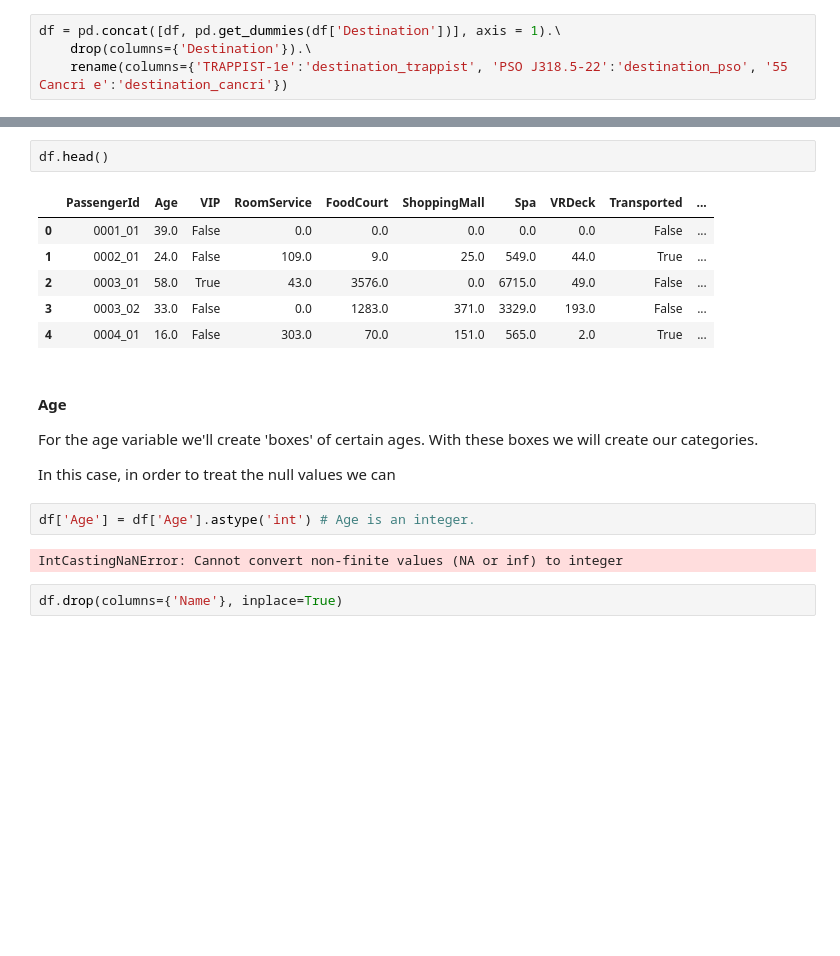
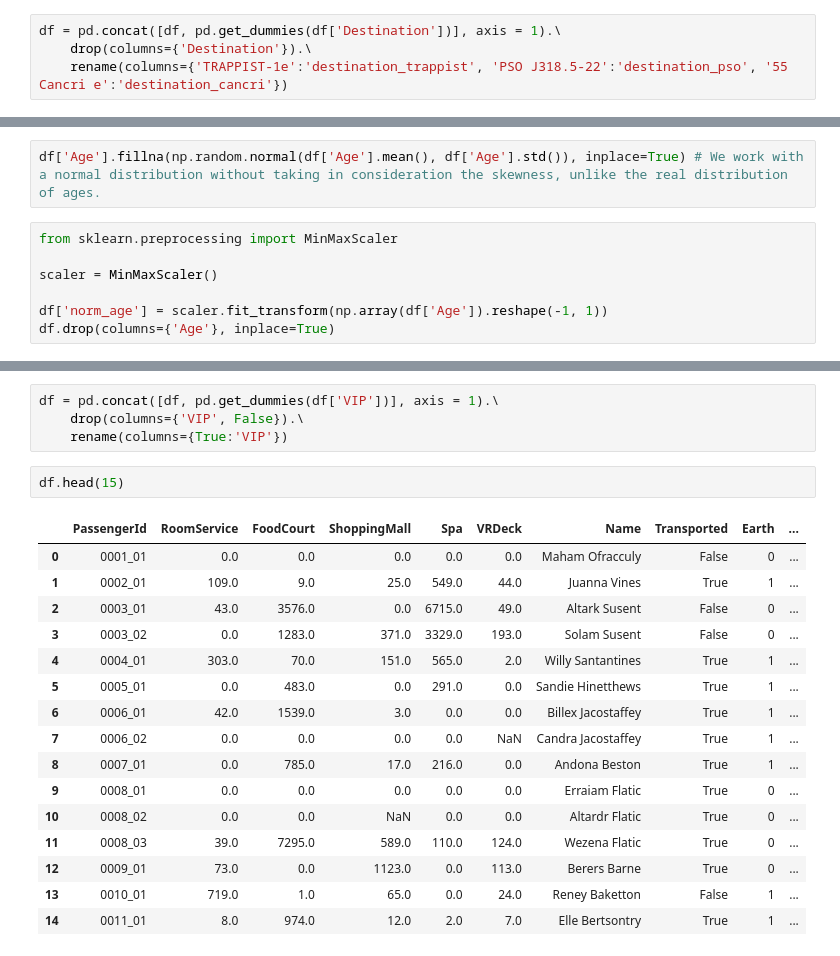
Before and after one commit to mateoricio/spaceship-titanic, a Jupyter notebook: spaceship-titanic.ipynb, the cells around one changed output, grey strips where cells are left out. Drawn from its saved outputs; the diff is of its cells as text; blank space fills up the shorter version.

Commit message:
Preprocessing almost finished. expenses left.

```diff
--- a/spaceship-titanic.ipynb
+++ b/spaceship-titanic.ipynb
@@ -166,0 +136,9 @@ df = pd.concat([df, pd.get_dummies(df['Destination'])], axis = 1).\
+# %%
+df['Age'].fillna(np.random.normal(df['Age'].mean(), df['Age'].std()), inplace=True) # We work with a normal distribution without taking in consideration the skewness, unlike the real distribution of ages.
+# %%
+from sklearn.preprocessing import MinMaxScaler
+
+scaler = MinMaxScaler()
+
+df['norm_age'] = scaler.fit_transform(np.array(df['Age']).reshape(-1, 1))
+df.drop(columns={'Age'}, inplace=True)
@@ -167,21 +154,23 @@ df = pd.concat([df, pd.get_dummies(df['Destination'])], axis = 1).\
+# %%
+df = pd.concat([df, pd.get_dummies(df['VIP'])], axis = 1).\
+    drop(columns={'VIP', False}).\
+    rename(columns={True:'VIP'})
 # %%
-df.head()
+df.head(15)
 # %% [output]
-|  | PassengerId | Age | VIP | RoomService | FoodCourt | ShoppingMall | Spa | VRDeck | Transported | ... |
-| 0 | 0001_01 | 39.0 | False | 0.0 | 0.0 | 0.0 | 0.0 | 0.0 | False | ... |
-| 1 | 0002_01 | 24.0 | False | 109.0 | 9.0 | 25.0 | 549.0 | 44.0 | True | ... |
-| 2 | 0003_01 | 58.0 | True | 43.0 | 3576.0 | 0.0 | 6715.0 | 49.0 | False | ... |
-| 3 | 0003_02 | 33.0 | False | 0.0 | 1283.0 | 371.0 | 3329.0 | 193.0 | False | ... |
-| 4 | 0004_01 | 16.0 | False | 303.0 | 70.0 | 151.0 | 565.0 | 2.0 | True | ... |
+|  | PassengerId | RoomService | FoodCourt | ShoppingMall | Spa | VRDeck | Name | Transported | Earth | ... |
+| 0 | 0001_01 | 0.0 | 0.0 | 0.0 | 0.0 | 0.0 | Maham Ofracculy | False | 0 | ... |
+| 1 | 0002_01 | 109.0 | 9.0 | 25.0 | 549.0 | 44.0 | Juanna Vines | True | 1 | ... |
+| 2 | 0003_01 | 43.0 | 3576.0 | 0.0 | 6715.0 | 49.0 | Altark Susent | False | 0 | ... |
+| 3 | 0003_02 | 0.0 | 1283.0 | 371.0 | 3329.0 | 193.0 | Solam Susent | False | 0 | ... |
+| 4 | 0004_01 | 303.0 | 70.0 | 151.0 | 565.0 | 2.0 | Willy Santantines | True | 1 | ... |
+| 5 | 0005_01 | 0.0 | 483.0 | 0.0 | 291.0 | 0.0 | Sandie Hinetthews | True | 1 | ... |
+| 6 | 0006_01 | 42.0 | 1539.0 | 3.0 | 0.0 | 0.0 | Billex Jacostaffey | True | 1 | ... |
+| 7 | 0006_02 | 0.0 | 0.0 | 0.0 | 0.0 | NaN | Candra Jacostaffey | True | 1 | ... |
+| 8 | 0007_01 | 0.0 | 785.0 | 17.0 | 216.0 | 0.0 | Andona Beston | True | 1 | ... |
+| 9 | 0008_01 | 0.0 | 0.0 | 0.0 | 0.0 | 0.0 | Erraiam Flatic | True | 0 | ... |
+| 10 | 0008_02 | 0.0 | 0.0 | NaN | 0.0 | 0.0 | Altardr Flatic | True | 0 | ... |
+| 11 | 0008_03 | 39.0 | 7295.0 | 589.0 | 110.0 | 124.0 | Wezena Flatic | True | 0 | ... |
+| 12 | 0009_01 | 73.0 | 0.0 | 1123.0 | 0.0 | 113.0 | Berers Barne | True | 0 | ... |
+| 13 | 0010_01 | 719.0 | 1.0 | 65.0 | 0.0 | 24.0 | Reney Baketton | False | 1 | ... |
+| 14 | 0011_01 | 8.0 | 974.0 | 12.0 | 2.0 | 7.0 | Elle Bertsontry | True | 1 | ... |
-# %% [markdown]
-#### Age
-
-For the age variable we'll create 'boxes' of certain ages. With these boxes we will create our categories.
-
-In this case, in order to treat the null values we can
-# %%
-df['Age'] = df['Age'].astype('int') # Age is an integer.
-# %% [output]
-IntCastingNaNError: Cannot convert non-finite values (NA or inf) to integer
-# %%
-df.drop(columns={'Name'}, inplace=True)
```
Also changed, not shown: parts of 16 cells of this notebook.
